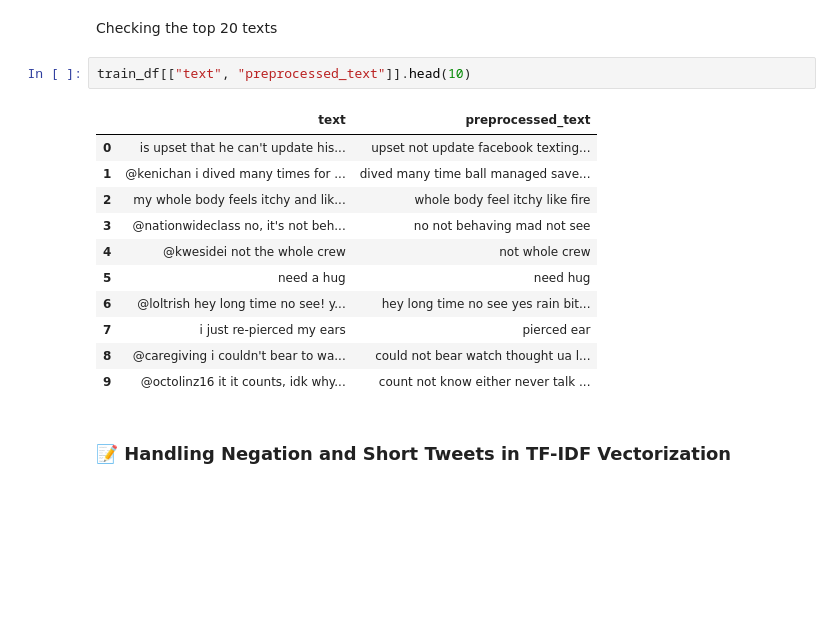
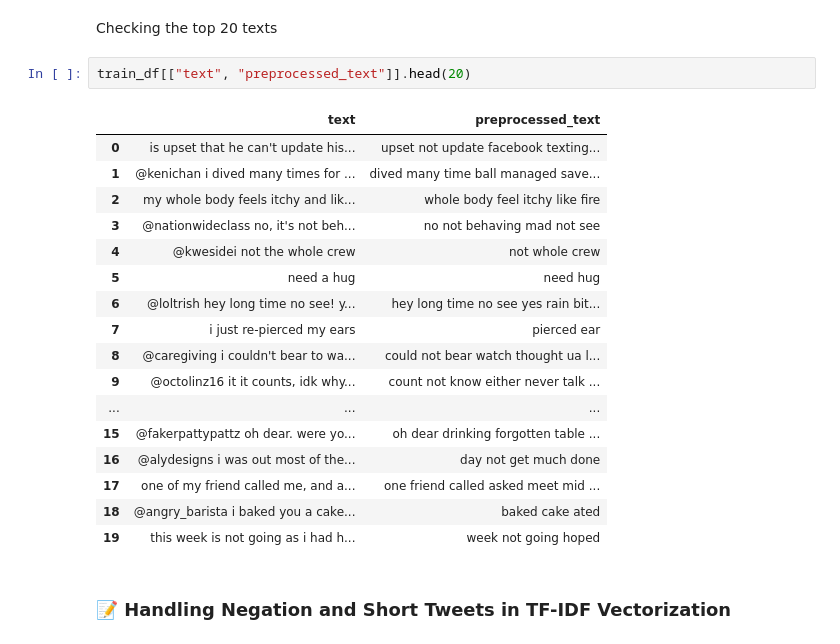
Before and after one commit to aquilina-barhouche/GenAI-Pinnacle-Program, a Jupyter notebook: 06_NLP_using_PyTorch/Assignments/Assignment 1/Notebooks/Assignment_01_Final.ipynb, the cells around one changed output. Saved outputs shown, nothing was run; the diff lists cells and outputs as text; blank space fills up the shorter version.

```diff
--- a/06_NLP_using_PyTorch/Assignments/Assignment 1/Notebooks/Assignment_01_Final.ipynb
+++ b/06_NLP_using_PyTorch/Assignments/Assignment 1/Notebooks/Assignment_01_Final.ipynb
@@ -309,19 +312,25 @@ train_df["preprocessed_text"] = train_df["text"].apply(text_preprocess)
 # %% [markdown]
 Checking the top 20 texts
 # %%
-train_df[["text", "preprocessed_text"]].head(10)
+train_df[["text", "preprocessed_text"]].head(20)
 # %% [output]
 |  | text | preprocessed_text |
 | 0 | is upset that he can't update his... | upset not update facebook texting... |
 | 1 | @kenichan i dived many times for ... | dived many time ball managed save... |
 | 2 | my whole body feels itchy and lik... | whole body feel itchy like fire |
 | 3 | @nationwideclass no, it's not beh... | no not behaving mad not see |
 | 4 | @kwesidei not the whole crew | not whole crew |
 | 5 | need a hug | need hug |
 | 6 | @loltrish hey long time no see! y... | hey long time no see yes rain bit... |
 | 7 | i just re-pierced my ears | pierced ear |
 | 8 | @caregiving i couldn't bear to wa... | could not bear watch thought ua l... |
 | 9 | @octolinz16 it it counts, idk why... | count not know either never talk ... |
+| ... | ... | ... |
+| 15 | @fakerpattypattz oh dear. were yo... | oh dear drinking forgotten table ... |
+| 16 | @alydesigns i was out most of the... | day not get much done |
+| 17 | one of my friend called me, and a... | one friend called asked meet mid ... |
+| 18 | @angry_barista i baked you a cake... | baked cake ated |
+| 19 | this week is not going as i had h... | week not going hoped |
 # %% [markdown]
 ### 📝 Handling Negation and Short Tweets in TF-IDF Vectorization
 # %% [markdown]
```
Also changed, not shown: parts of 9 cells of this notebook.
